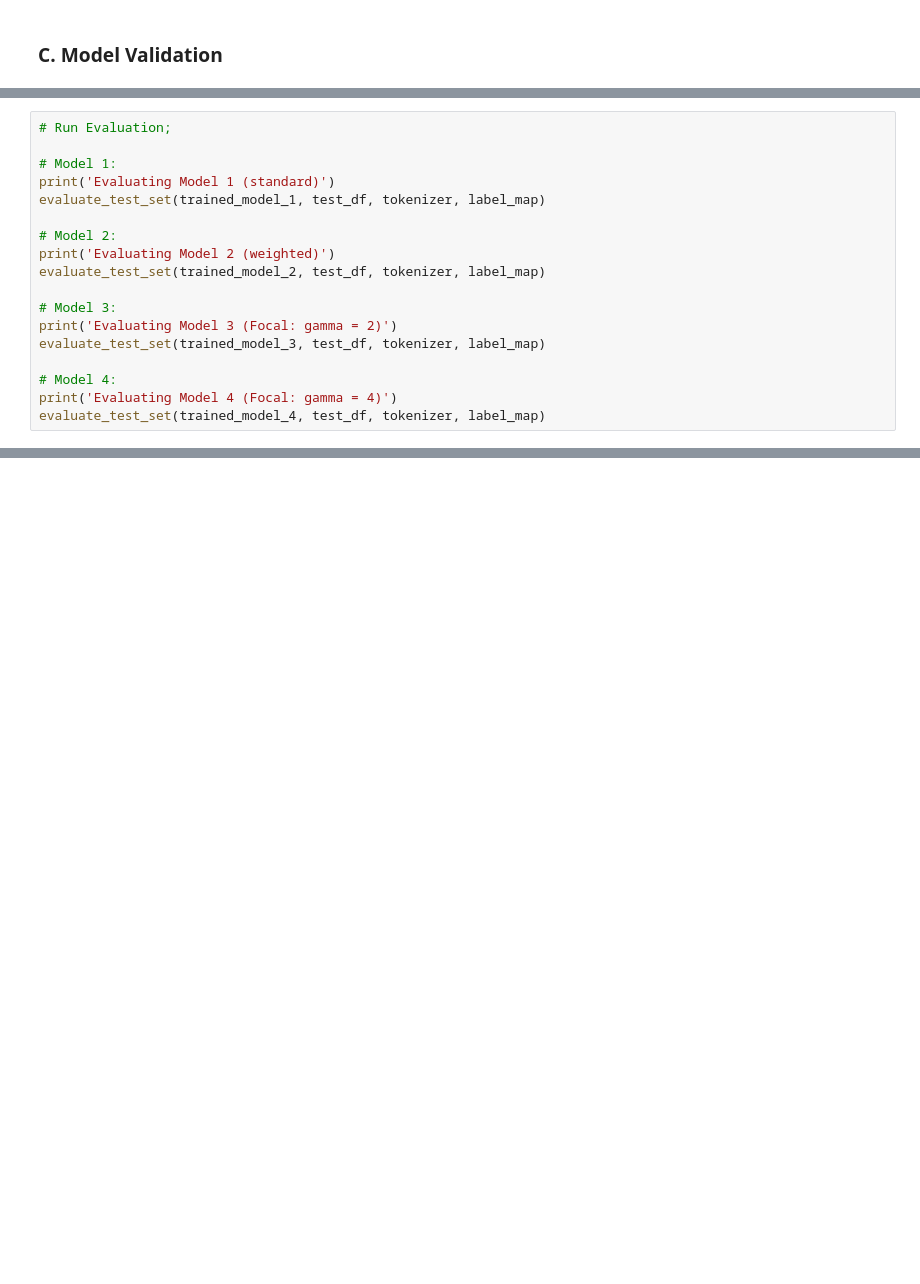
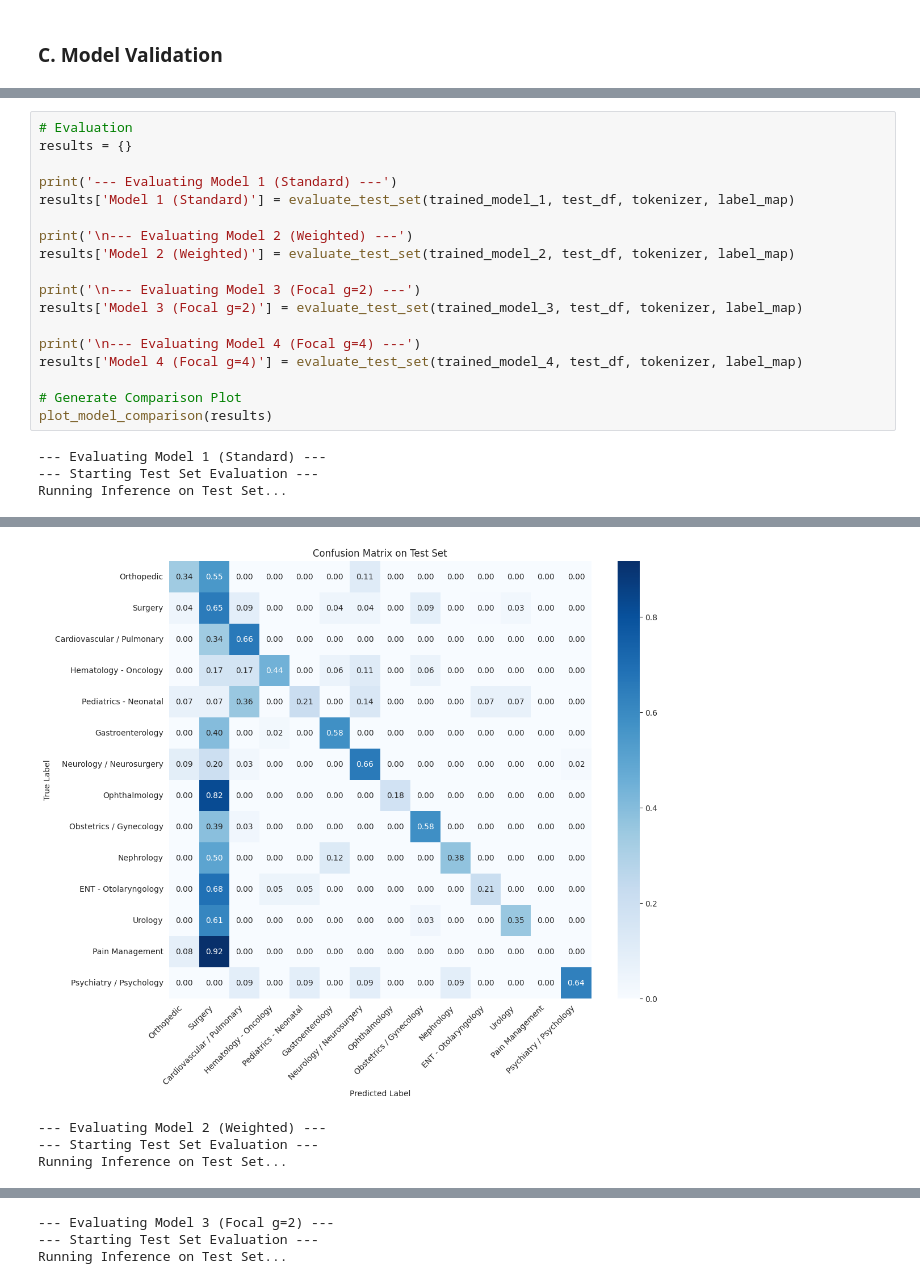
Before and after one commit to WPozz/Calories-and-Wellbeing, a Jupyter notebook: Gruppo11.ipynb, the cells around one changed output, grey strips where cells are left out. Cells and saved outputs as stored; diff of their text form; blank space fills up the shorter version.

```diff
--- a/Gruppo11.ipynb
+++ b/Gruppo11.ipynb
@@ -1839,18 +1898,22 @@ Cardiovascular / Pulmonary       0.67      0.49      0.56        74
 # %%
-# Run Evaluation;
+# Evaluation
+results = {}
 
-# Model 1:
-print('Evaluating Model 1 (standard)')
-evaluate_test_set(trained_model_1, test_df, tokenizer, label_map)
+print('--- Evaluating Model 1 (Standard) ---')
+results['Model 1 (Standard)'] = evaluate_test_set(trained_model_1, test_df, tokenizer, label_map)
 
-# Model 2:
-print('Evaluating Model 2 (weighted)')
-evaluate_test_set(trained_model_2, test_df, tokenizer, label_map)
+print('\n--- Evaluating Model 2 (Weighted) ---')
+results['Model 2 (Weighted)'] = evaluate_test_set(trained_model_2, test_df, tokenizer, label_map)
 
-# Model 3:
-print('Evaluating Model 3 (Focal: gamma = 2)')
-evaluate_test_set(trained_model_3, test_df, tokenizer, label_map)
+print('\n--- Evaluating Model 3 (Focal g=2) ---')
+results['Model 3 (Focal g=2)'] = evaluate_test_set(trained_model_3, test_df, tokenizer, label_map)
 
-# Model 4:
-print('Evaluating Model 4 (Focal: gamma = 4)')
-evaluate_test_set(trained_model_4, test_df, tokenizer, label_map)
+print('\n--- Evaluating Model 4 (Focal g=4) ---')
+results['Model 4 (Focal g=4)'] = evaluate_test_set(trained_model_4, test_df, tokenizer, label_map)
+
+# Generate Comparison Plot
+plot_model_comparison(results)
+# %% [output]
+--- Evaluating Model 1 (Standard) ---
+--- Starting Test Set Evaluation ---
+Running Inference on Test Set...
@@ -1856,0 +1937,4 @@ evaluate_test_set(trained_model_4, test_df, tokenizer, label_map)
+[figure, added]
+--- Evaluating Model 2 (Weighted) ---
+--- Starting Test Set Evaluation ---
+Running Inference on Test Set...
@@ -1856,0 +1959,3 @@ evaluate_test_set(trained_model_4, test_df, tokenizer, label_map)
+--- Evaluating Model 3 (Focal g=2) ---
+--- Starting Test Set Evaluation ---
+Running Inference on Test Set...
```
Also changed, not shown: parts of 15 cells of this notebook.
